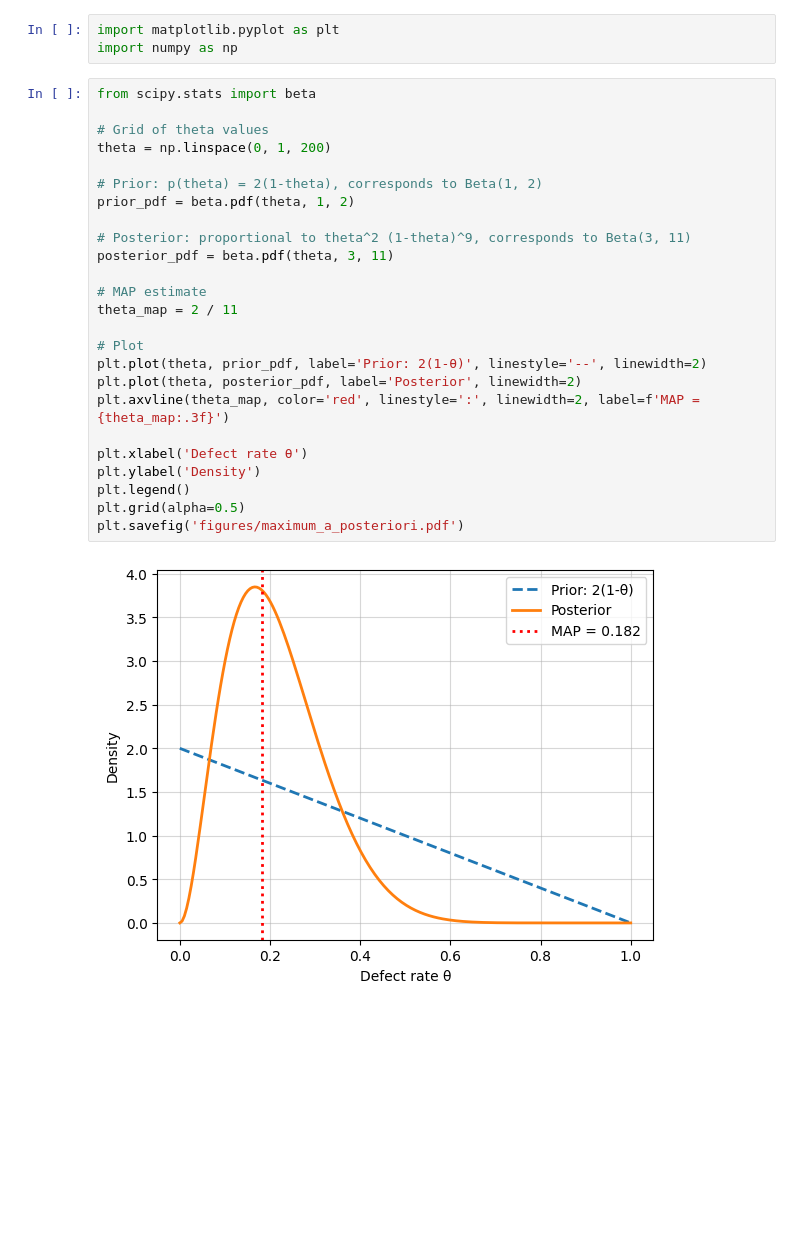
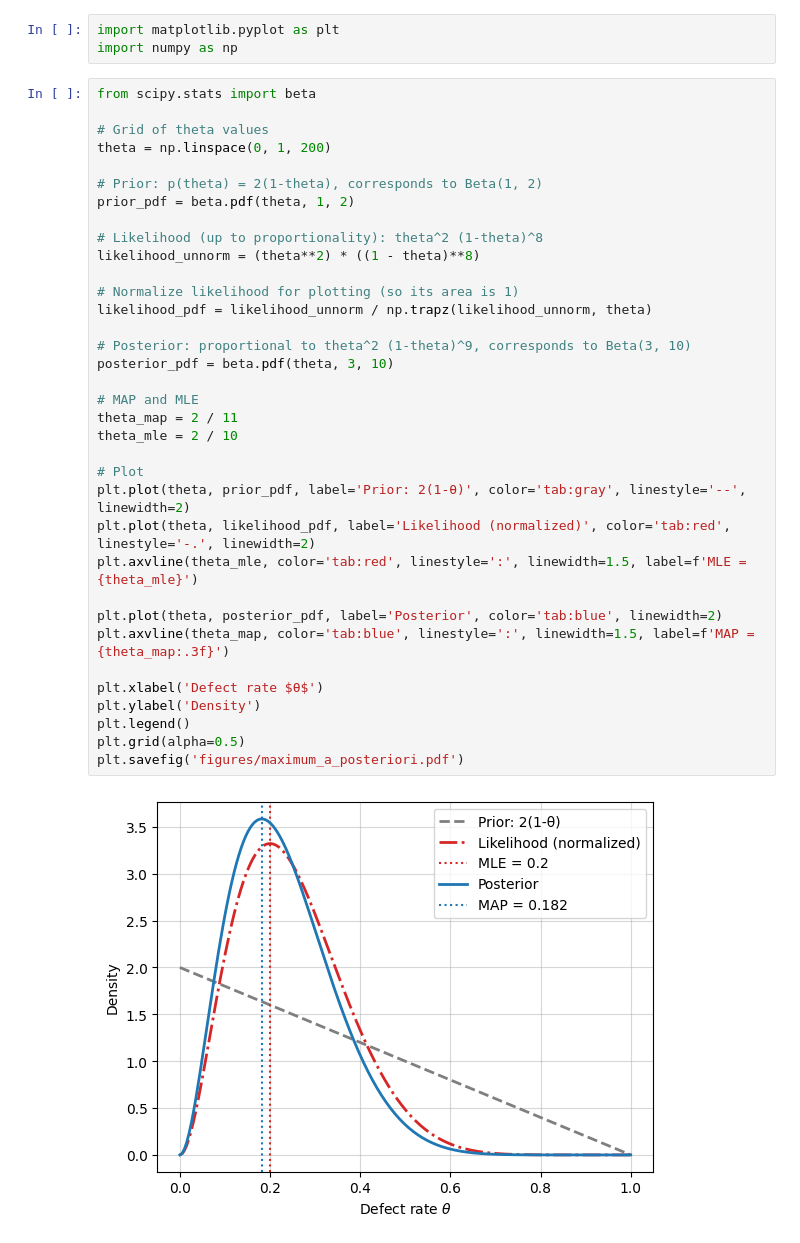
Before and after one commit to roiyeho/ml-book, a Jupyter notebook: AppendixD/MaximumAPosteriori.ipynb, the cells around one changed output. Cells and saved outputs as stored; diff of their text form; blank space fills up the shorter version.

```diff
--- a/AppendixD/MaximumAPosteriori.ipynb
+++ b/AppendixD/MaximumAPosteriori.ipynb
@@ -8,27 +8,37 @@ import numpy as np
 # %%
 from scipy.stats import beta
 
 # Grid of theta values
 theta = np.linspace(0, 1, 200)
 
 # Prior: p(theta) = 2(1-theta), corresponds to Beta(1, 2)
 prior_pdf = beta.pdf(theta, 1, 2)
 
-# Posterior: proportional to theta^2 (1-theta)^9, corresponds to Beta(3, 11)
-posterior_pdf = beta.pdf(theta, 3, 11)
+# Likelihood (up to proportionality): theta^2 (1-theta)^8
+likelihood_unnorm = (theta**2) * ((1 - theta)**8)
 
-# MAP estimate
+# Normalize likelihood for plotting (so its area is 1)
+likelihood_pdf = likelihood_unnorm / np.trapz(likelihood_unnorm, theta)
+
+# Posterior: proportional to theta^2 (1-theta)^9, corresponds to Beta(3, 10)
+posterior_pdf = beta.pdf(theta, 3, 10)
+
+# MAP and MLE
 theta_map = 2 / 11
+theta_mle = 2 / 10
 
 # Plot
-plt.plot(theta, prior_pdf, label='Prior: 2(1-θ)', linestyle='--', linewidth=2)
-plt.plot(theta, posterior_pdf, label='Posterior', linewidth=2)
-plt.axvline(theta_map, color='red', linestyle=':', linewidth=2, label=f'MAP = {theta_map:.3f}')
+plt.plot(theta, prior_pdf, label='Prior: 2(1-θ)', color='tab:gray', linestyle='--', linewidth=2)
+plt.plot(theta, likelihood_pdf, label='Likelihood (normalized)', color='tab:red', linestyle='-.', linewidth=2)
+plt.axvline(theta_mle, color='tab:red', linestyle=':', linewidth=1.5, label=f'MLE = {theta_mle}')
 
-plt.xlabel('Defect rate θ')
+plt.plot(theta, posterior_pdf, label='Posterior', color='tab:blue', linewidth=2)
+plt.axvline(theta_map, color='tab:blue', linestyle=':', linewidth=1.5, label=f'MAP = {theta_map:.3f}')
+
+plt.xlabel('Defect rate $θ$')
 plt.ylabel('Density')
 plt.legend()
 plt.grid(alpha=0.5)
 plt.savefig('figures/maximum_a_posteriori.pdf')
 # %% [output]
-[figure, old version]
+[figure, new version]
```
Also changed, not shown: 9 other files.
